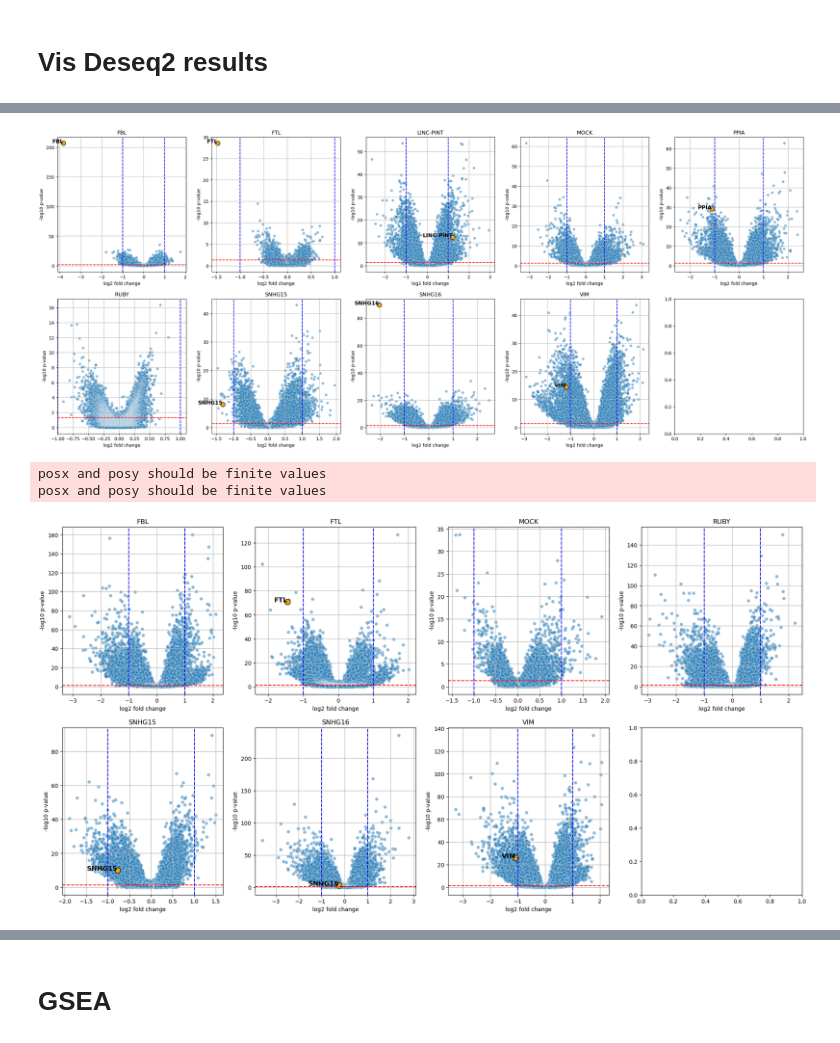
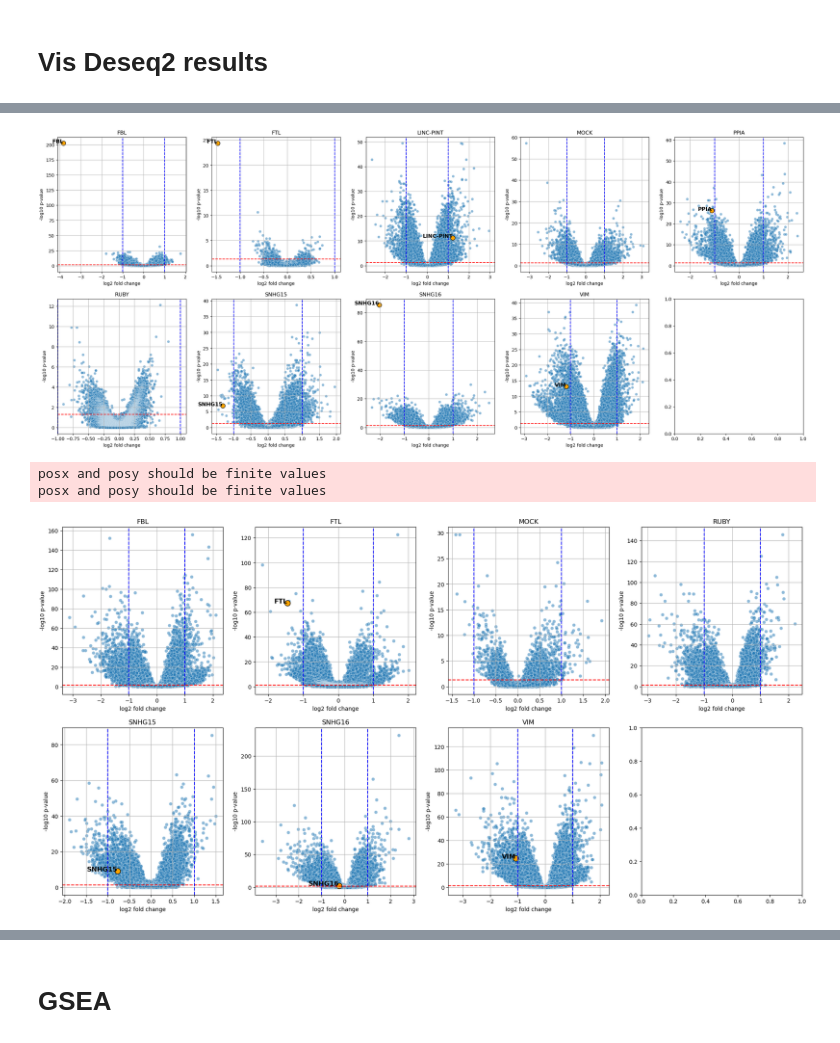
Before and after one commit to stefanpeidli/symphony-10rnaseq, a Jupyter notebook: notebooks/sym10rnaseq.ipynb, the cells around one changed output, grey strips where cells are left out. Saved outputs shown, nothing was run; the diff lists cells and outputs as text; code cells hidden in the pictures.

```diff
--- a/notebooks/sym10rnaseq.ipynb
+++ b/notebooks/sym10rnaseq.ipynb
@@ -154,7 +147,7 @@ KeyError: "['75WT_RUBY4_R2', '75WT_RUBY4_R3'] not in index"
 from sklearn.decomposition import PCA
 from sklearn.preprocessing import StandardScaler
 
-for line in ['H1299', 'H1975']:
+for line in ['H1299']: # 'H1975'
     scolData = coldata[coldata.line == line]
     embedding = PCA(n_components=2).fit_transform(StandardScaler().fit_transform(df_vst[scolData.index].T))
     pca_df = pd.DataFrame(embedding, columns=['PC1', 'PC2'], index=scolData.index).join(scolData)
@@ -182,29 +186,29 @@ tab = pd.concat(res, axis=1)
 # %%
 # Vulcano plot per target gene
 for cell_line in cell_lines:
     stab = tab[cell_line]
     genes = sorted(list(stab.columns.get_level_values(0).unique()))
     nrows = 2
     ncols = int(np.ceil(len(genes)/nrows))
     fig, axs = pl.subplots(nrows, ncols, figsize=(6*ncols, 6*nrows))
     for ax, gene in zip(axs.flat, genes):
         df = stab[gene]
-        sns.scatterplot(data=df, x='log2FoldChange', y=-np.log10(df['pvalue']), alpha=0.5, ax=ax)
+        sns.scatterplot(data=df, x='log2FoldChange', y=-np.log10(df['padj']), alpha=0.5, ax=ax)
         ax.set_title(gene)
         ax.set_xlabel('log2 fold change')
         ax.set_ylabel('-log10 p-value')
         ax.axhline(-np.log10(0.05), color='red', linestyle='--')
         ax.axvline(1, color='blue', linestyle='--')
         ax.axvline(-1, color='blue', linestyle='--')
         ax.grid(True)
         # Mark target gene
         if gene in df.index:
             target_df = df.loc[gene]
-            ax.scatter(target_df['log2FoldChange'], -np.log10(target_df['pvalue']), color='orange', s=100, edgecolor='black')
-            ax.text(target_df['log2FoldChange'], -np.log10(target_df['pvalue']), gene, fontsize=12, weight='bold', ha='right')
+            ax.scatter(target_df['log2FoldChange'], -np.log10(target_df['padj']), color='orange', s=100, edgecolor='black')
+            ax.text(target_df['log2FoldChange'], -np.log10(target_df['padj']), gene, fontsize=12, weight='bold', ha='right')
     pl.show()
 # %% [output]
-[figure, old version]
+[figure, new version]
 posx and posy should be finite values
 posx and posy should be finite values
-[figure, old version]
+[figure, new version]
```
Also changed, not shown: parts of 29 cells of this notebook, 29 other files.
